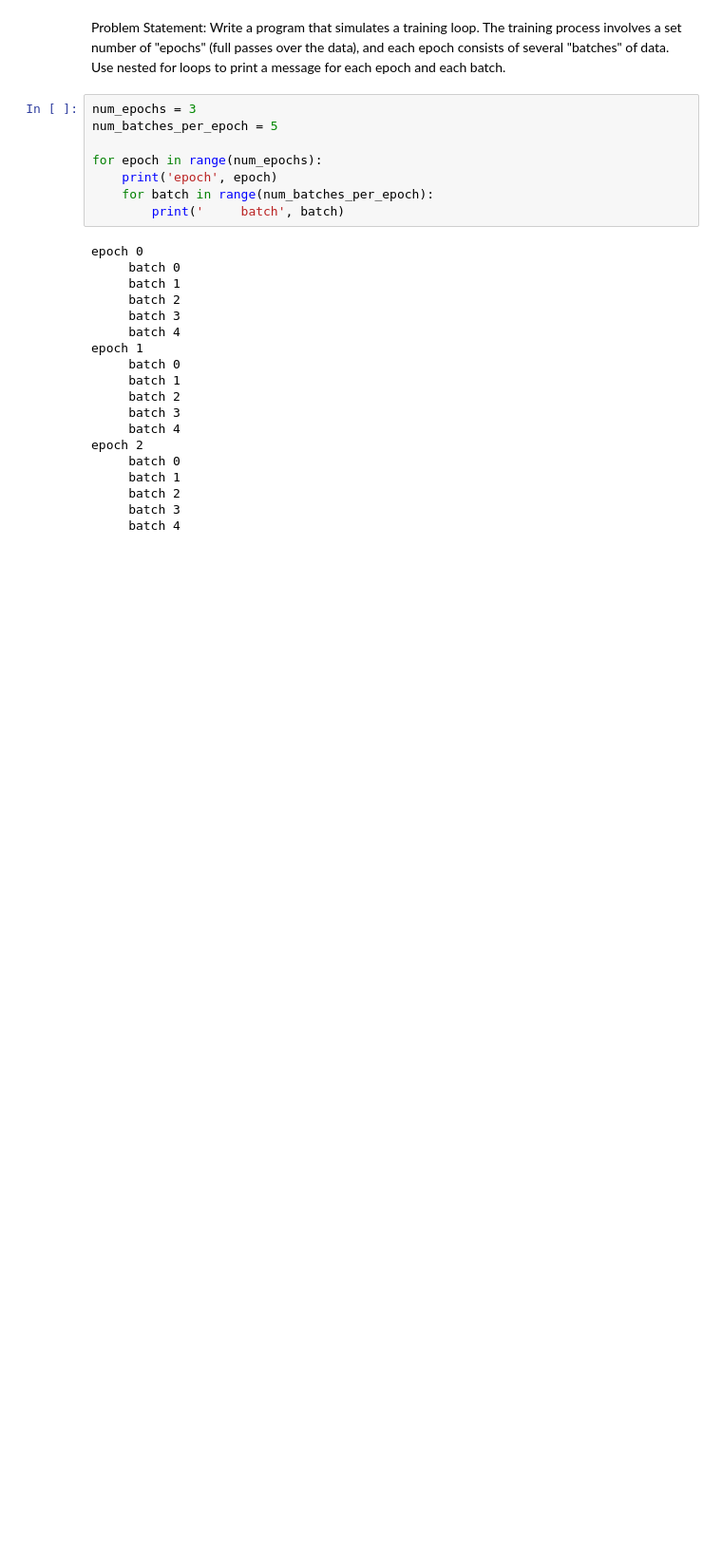
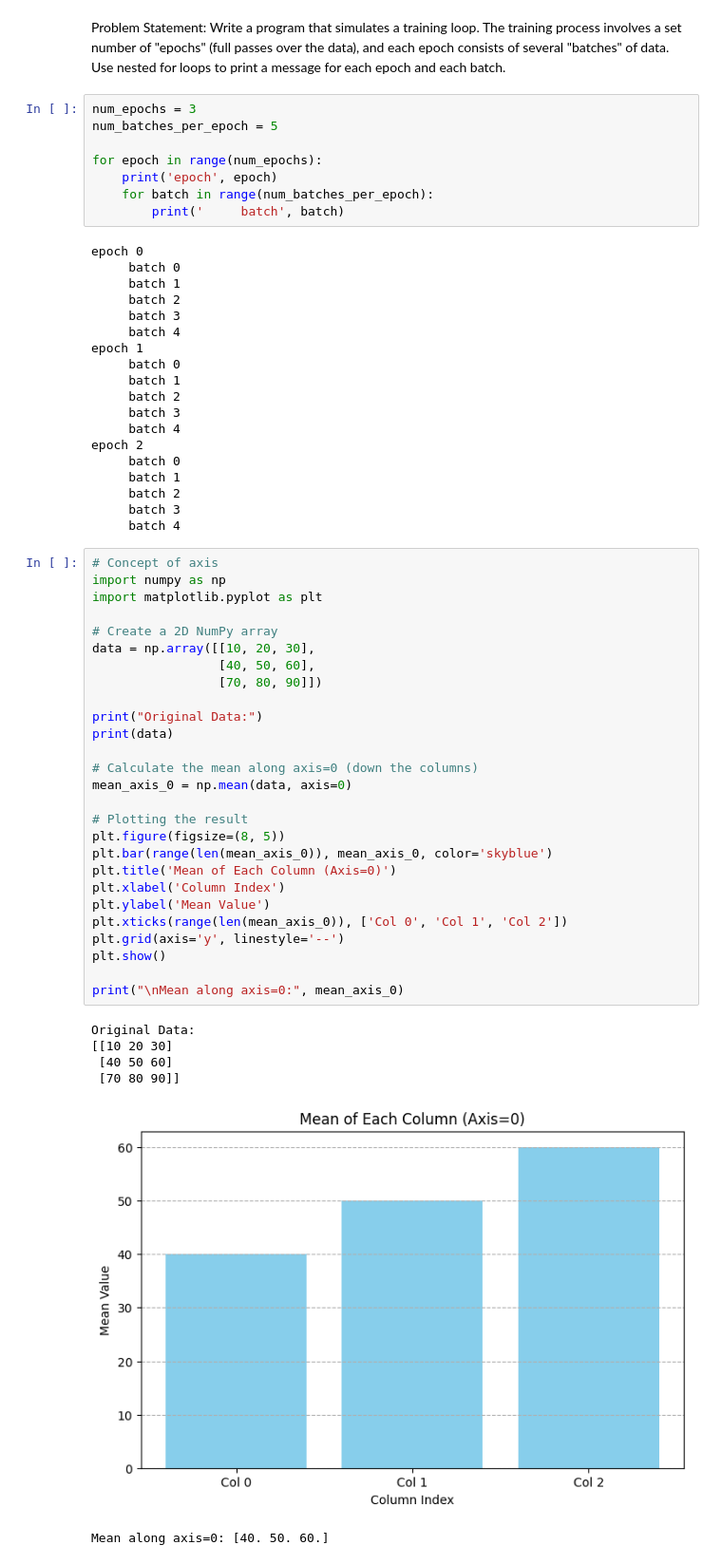
Before and after one commit to singhxmanish/Artificial-Intelligence, a Jupyter notebook: Deep Learning/basic_python_ml.ipynb, the cells around one changed output. Shown at 95% size. Cells and saved outputs as stored; diff of their text form; blank space fills up the shorter version.

```diff
--- a/Deep Learning/basic_python_ml.ipynb
+++ b/Deep Learning/basic_python_ml.ipynb
@@ -83,3 +83,37 @@ epoch 2
      batch 2
      batch 3
      batch 4
+# %%
+# Concept of axis
+import numpy as np
+import matplotlib.pyplot as plt
+
+# Create a 2D NumPy array
+data = np.array([[10, 20, 30],
+                 [40, 50, 60],
+                 [70, 80, 90]])
+
+print("Original Data:")
+print(data)
+
+# Calculate the mean along axis=0 (down the columns)
+mean_axis_0 = np.mean(data, axis=0)
+
+# Plotting the result
+plt.figure(figsize=(8, 5))
+plt.bar(range(len(mean_axis_0)), mean_axis_0, color='skyblue')
+plt.title('Mean of Each Column (Axis=0)')
+plt.xlabel('Column Index')
+plt.ylabel('Mean Value')
+plt.xticks(range(len(mean_axis_0)), ['Col 0', 'Col 1', 'Col 2'])
+plt.grid(axis='y', linestyle='--')
+plt.show()
+
+print("\nMean along axis=0:", mean_axis_0)
+# %% [output]
+Original Data:
+[[10 20 30]
+ [40 50 60]
+ [70 80 90]]
+[figure, added]
+Mean along axis=0: [40. 50. 60.]
```
Also changed, not shown: parts of 2 cells of this notebook, 1 other file.
